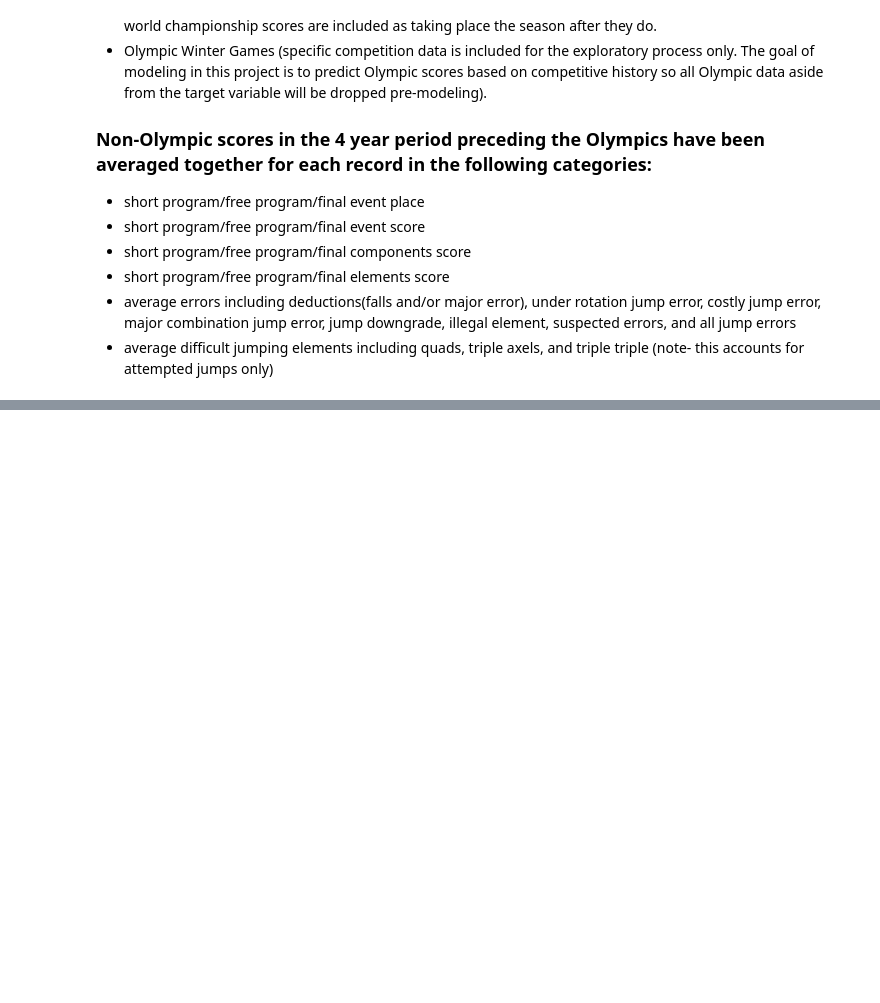
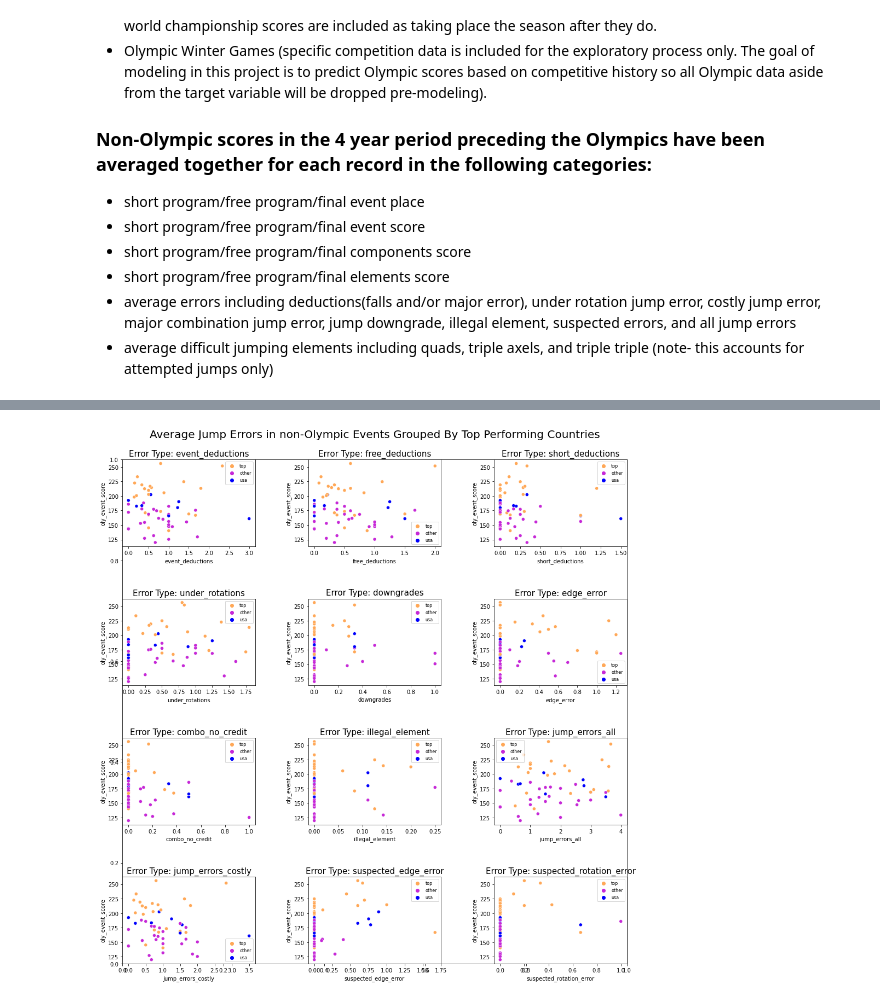
Before and after one commit to mindyshiben/skating_scores_project, a Jupyter notebook: final_report_skating_scores.ipynb, the cells around one changed output, grey strips where cells are left out. Cells and saved outputs as stored; diff of their text form; code cells hidden in the pictures; blank space fills up the shorter version.

```diff
--- a/final_report_skating_scores.ipynb
+++ b/final_report_skating_scores.ipynb
@@ -159,0 +220,21 @@ memory usage: 32.7+ KB
+# %%
+X2 = train[['event_deductions', 'free_deductions', 'short_deductions', 'under_rotations', 'downgrades', 'edge_error', 'combo_no_credit', 'illegal_element', 'jump_errors_all', 'jump_errors_costly', 'suspected_edge_error', 'suspected_rotation_error']]
+#creates df of Average Jump Errors in non-Olympic Events
+fig = plt.figure(1, figsize=(16,16))
+plt.title('Average Jump Errors in non-Olympic Events Grouped By Top Performing Countries', size=20, pad=40)
+for i, col in enumerate(X2.columns, 1):  #loops through columns in df to plot said columns with target variable
+    fig.add_subplot(4,3,i)
+    sns.scatterplot(x=col, y='oly_event_score', data=train, hue='top', palette='gnuplot2_r')
+    plt.legend(fontsize=8, loc='best')
+    plt.title('Error Type: ' + col, size=15)
+    plt.subplots_adjust(left=0.1,
+                    bottom=0.1,
+                    right=0.9,
+                    top=0.9,
+                    wspace=0.4,
+                    hspace=0.6)
+
+plt.rcParams["axes.grid"] = False
+fig.show()
+# %% [output]
+[figure, added]
```
Also changed, not shown: parts of 38 cells of this notebook, 4 other files.
